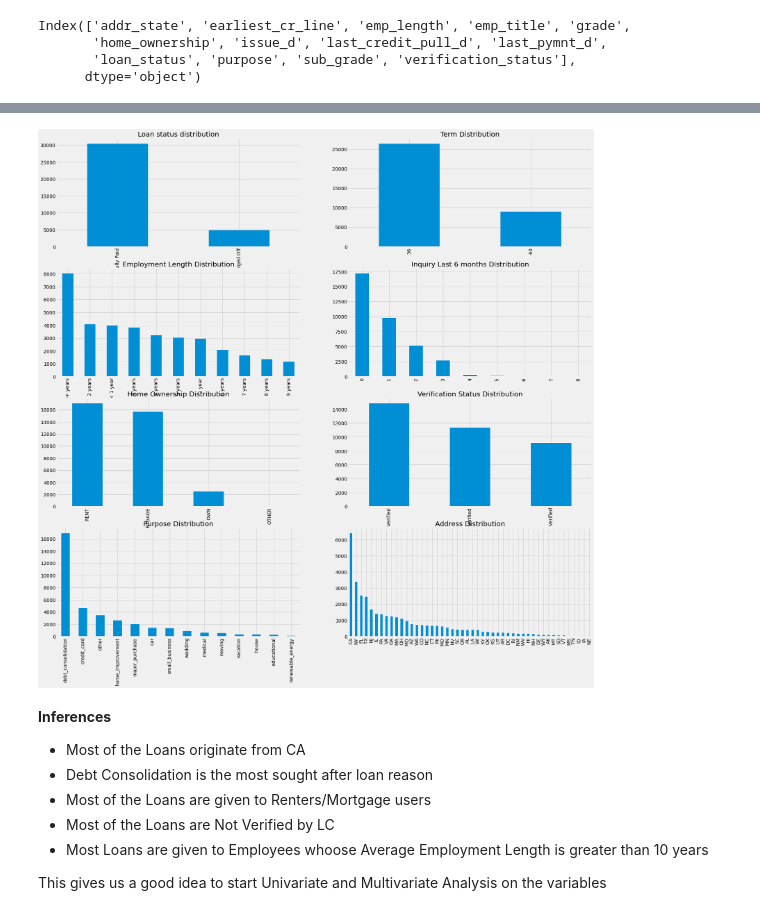
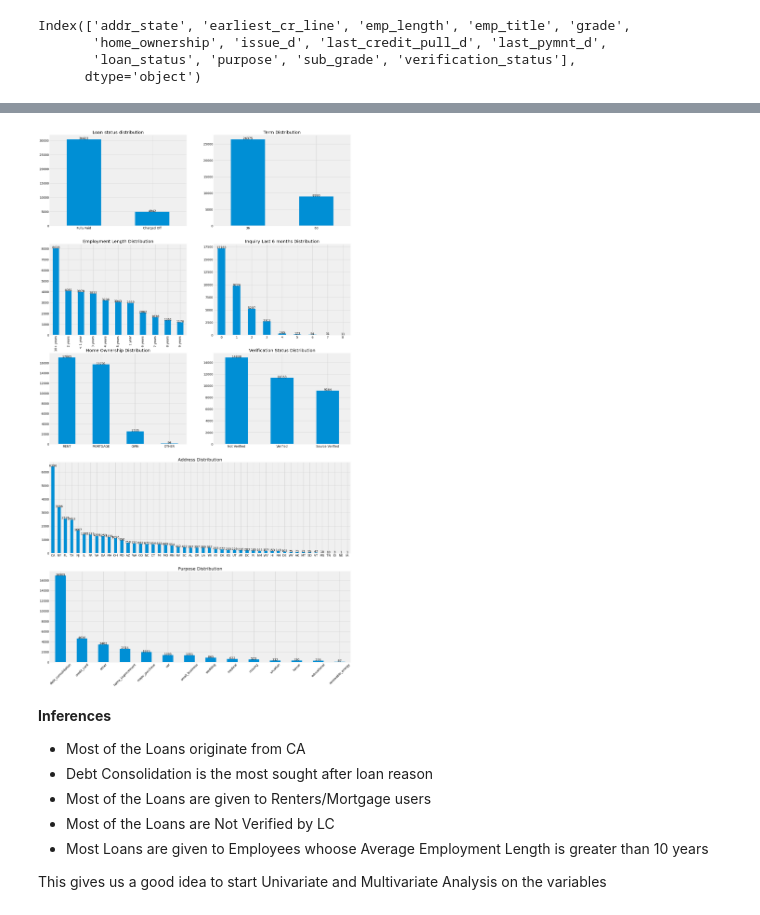
Before and after one commit to rramchan12/Lending-Club-EDA-CaseStudy, a Jupyter notebook: Lending_Club_EDA_Analysis.ipynb, the cells around one changed output, grey strips where cells are left out. Drawn from its saved outputs; the diff is of its cells as text; code cells hidden in the pictures.

```diff
--- a/Lending_Club_EDA_Analysis.ipynb
+++ b/Lending_Club_EDA_Analysis.ipynb
@@ -424,3 +447,9 @@ pd.set_option('display.max_colwidth', 50)
+# %%
+def showbarlabel(graph, rotate=0):
+  graph.set_xticklabels(graph.get_xticklabels(),rotation=rotate)
+  for p in graph.patches:
+    height = p.get_height()
+    graph.text(p.get_x()+p.get_width()/2., height + 0.1,height ,ha="center")
 # %%
 #Utility Function
 
@@ -519,5 +548,5 @@ Mar-63      1
 Name: earliest_cr_line, Length: 509, dtype: int64
 # %%
-loan_analysis_df.emp_title.value_counts().head(35).plot.bar()
-plt.title("Borrower Title Distribution Sampling")
-plt.style.use('fivethirtyeight')
+#loan_analysis_df.emp_title.value_counts().head(35).plot.bar()
+#plt.title("Borrower Title Distribution Sampling")
+#plt.style.use('fivethirtyeight')
@@ -526,3 +553,3 @@ plt.style.use('fivethirtyeight')
 # %%
-loan_analysis_df.issue_d.value_counts(normalize=True).head(30).plot.bar()
-plt.style.use('fivethirtyeight')
+#loan_analysis_df.issue_d.value_counts(normalize=True).head(30).plot.bar()
+#plt.style.use('fivethirtyeight')
@@ -546,43 +584,53 @@ Text(0.5, 1.0, 'Growth of loans per Year ')
 # %%
-plt.figure(figsize=(25, 25))
+plt.figure(figsize=(25, 45))
 
 plt.style.use('fivethirtyeight')
 
-plt.subplot(4,2,1)
+plt.subplot(5,2,1)
 plt.title('Loan status distribution')
-loan_analysis_df['loan_status'].value_counts().plot(kind='bar')
+graph = loan_analysis_df['loan_status'].value_counts().plot(kind='bar')
+showbarlabel(graph)
 
-plt.subplot(4,2,2)
+plt.subplot(5,2,2)
 plt.title('Term Distribution')
-loan_analysis_df['term'].value_counts().plot(kind='bar')
+graph = loan_analysis_df['term'].value_counts().plot(kind='bar')
+showbarlabel(graph)
 
-plt.subplot(4,2,3)
+plt.subplot(5,2,3)
 plt.title('Employment Length Distribution')
-loan_analysis_df['emp_length'].value_counts().plot(kind='bar')
+graph = loan_analysis_df['emp_length'].value_counts().plot(kind='bar')
+showbarlabel(graph,90)
 
-plt.subplot(4,2,4)
+plt.subplot(5,2,4)
 plt.title('Inquiry Last 6 months Distribution')
-loan_analysis_df['inq_last_6mths'].value_counts().plot(kind='bar')
+graph = loan_analysis_df['inq_last_6mths'].value_counts().plot(kind='bar')
+showbarlabel(graph)
 
-plt.subplot(4,2,5)
+plt.subplot(5,2,5)
 plt.title('Home Ownership Distribution')
-loan_analysis_df['home_ownership'].value_counts().plot(kind='bar', )
+graph = loan_analysis_df['home_ownership'].value_counts().plot(kind='bar', )
+showbarlabel(graph)
 
-plt.subplot(4,2,6)
+plt.subplot(5,2,6)
 plt.title('Verification Status Distribution')
-loan_analysis_df['verification_status'].value_counts().plot(kind='bar
-
-plt.subplot(4,2,7)
-plt.title('Purpose Distribution')
-loan_analysis_df['purpose'].value_counts().plot(kind='bar')
+graph = loan_analysis_df['verification_status'].value_counts().plot(kind='bar')
+showbarlabel(graph)
 
 
-plt.subplot(4,2,8)
+plt.subplot(5,2,(7,8))
 plt.title('Address Distribution')
-loan_analysis_df['addr_state'].value_counts().plot(kind='bar')
+graph = loan_analysis_df['addr_state'].value_counts().plot(kind='bar')
+showbarlabel(graph)
+
+plt.subplot(5,2,(9,10))
+plt.title('Purpose Distribution')
+graph = loan_analysis_df['purpose'].value_counts().plot(kind='bar')
+showbarlabel(graph, 45)
+
+
 plt.show()
 # %% [output]
-[figure, old version]
+[figure, new version]
 # %% [markdown]
 **Inferences**
    - Most of the Loans originate from CA
```
Also changed, not shown: parts of 25 cells of this notebook.
